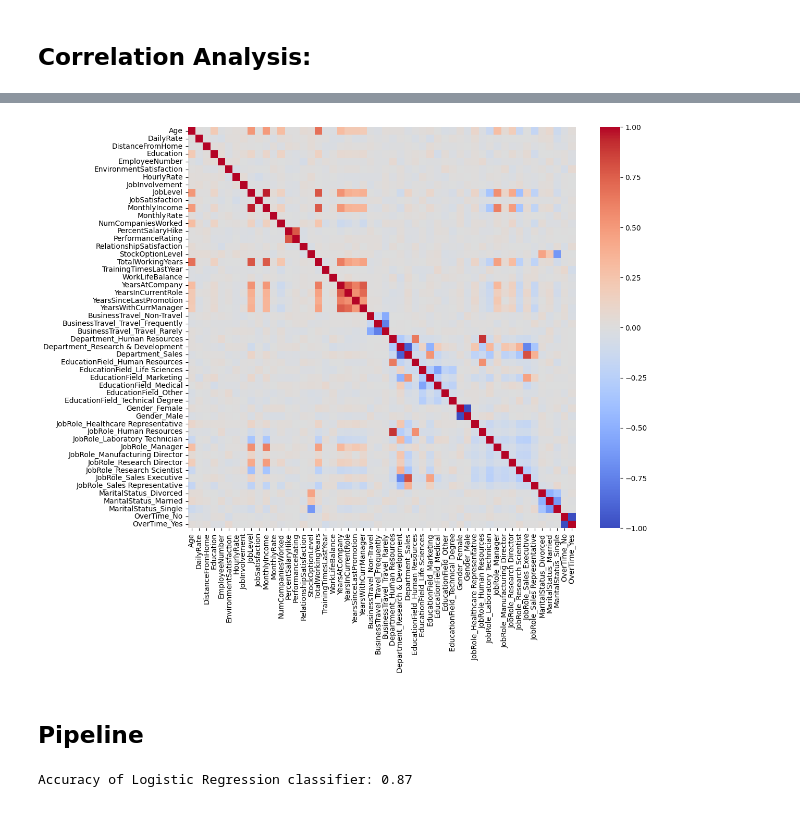
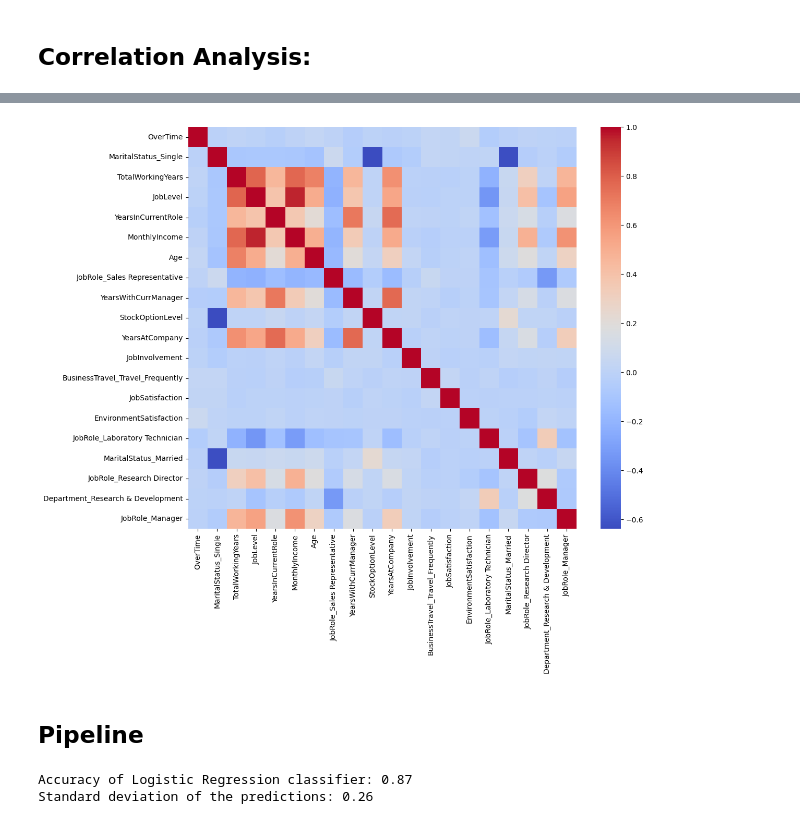
Before and after one commit to NafiuRahman77/CSE-472, a Jupyter notebook: Offline-1/1905077.ipynb, the cells around one changed output, grey strips where cells are left out. Saved outputs shown, nothing was run; the diff lists cells and outputs as text; code cells hidden in the pictures.

```diff
--- a/Offline-1/1905077.ipynb
+++ b/Offline-1/1905077.ipynb
@@ -95,11 +95,21 @@ for col in features.columns:
     if features[col].dtype == 'object':
         features[col] = features[col].astype('category')
 
+# Label encoding for the target column
+from sklearn.preprocessing import LabelEncoder
+le = LabelEncoder()
 
 # Perform one hot encoding
-features = pd.get_dummies(features, dtype=int)
+# features = pd.get_dummies(features, dtype=int)
 
-# # print how any are one hot encoded columns and how many are not
+# if feature has more than 2 categories, perform one hot encoding, else perform label encoding
+for col in features.columns:
+    if features[col].dtype.name == 'category' and len(features[col].cat.categories) > 2:
+        features = pd.get_dummies(features, columns=[col], drop_first=True)
+    elif features[col].dtype.name == 'category':
+        features[col] = le.fit_transform(features[col])
+
+# print how any are one hot encoded columns and how many are not
 # print('Number of one hot encoded columns:', features.shape[1])
 
 one_hot_encoded = [col for col in features.columns if '_' in col]
@@ -225,16 +245,20 @@ for col in top_20_columns:
 ... (8 outputs left out)
 # %%
 # correlation matrix
-correlation_matrix = features.corr()
+# correlation_matrix = features.corr()
+# correlation_matrix = correlation_matrix.dropna(axis=0, how='all').dropna(axis=1, how='all')
+
+#correlation matrix with top 20 columns
+correlation_matrix = features_top_20.corr()
 correlation_matrix = correlation_matrix.dropna(axis=0, how='all').dropna(axis=1, how='all')
 
 import seaborn as sn
 plt.figure(figsize=(12, 10))
 sn.heatmap(correlation_matrix, annot=False, cmap='coolwarm')
 
 plt.show()
 # %% [output]
-[figure, old version]
+[figure, new version]
 # %% [markdown]
 ## Pipeline
 # %%
@@ -244,6 +268,8 @@ import numpy as np
 from sklearn.linear_model import LogisticRegression
 from sklearn.model_selection import train_test_split
 from sklearn.metrics import accuracy_score
+# import standard deviation
+from statistics import stdev
 # Assume X and y are your input matrices
 # X --> (number of rows, number of columns), already scaled
 # y --> binary target class (0 or 1)
@@ -261,5 +287,9 @@ y_pred = clf.predict(X_test)
 # Step 5: Evaluate the classifier's performance
 accuracy = accuracy_score(y_test, y_pred)
 print(f"Accuracy of Logistic Regression classifier: {accuracy:.2f}")
+# find std deviation
+std_dev = np.std(y_pred)
+print(f"Standard deviation of the predictions: {std_dev:.2f}")
 # %% [output]
 Accuracy of Logistic Regression classifier: 0.87
+Standard deviation of the predictions: 0.26
```
Also changed, not shown: parts of 6 cells of this notebook.
